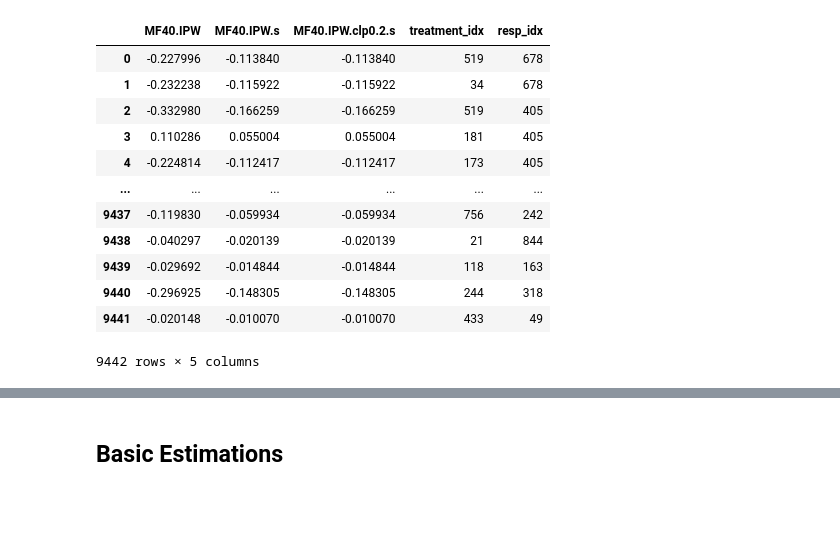
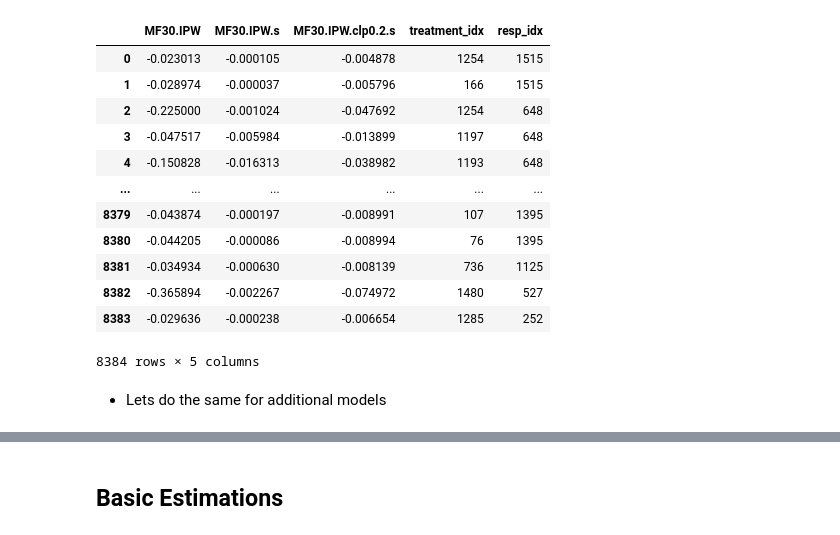
Before and after one commit to zivwhd/scmsim, a Jupyter notebook: notebooks/BenchmarkGPT.ipynb, the cells around one changed output, grey strips where cells are left out. Saved outputs shown, nothing was run; the diff lists cells and outputs as text; code cells hidden in the pictures; blank space fills up the shorter version.

```diff
--- a/notebooks/BenchmarkGPT.ipynb
+++ b/notebooks/BenchmarkGPT.ipynb
@@ -72,0 +33,4 @@ Then they are saved under method-name
+# %%
+cfg = read_cfg('configs/config.yaml')
+paths = PathProvider(cfg['paths']['results'], cfg['paths']['products'])
+uidata = MovieLensData(get_uidata_loader(cfg, 'ml-1m'))
@@ -73,14 +43,10 @@ Then they are saved under method-name
 # %%
+%run src/estimators
+%run src/pipeline
 
-uidata = MovieLensData(MovieLens100KLoader('ml-100k'))
-model_name = 'MF40'
-group_name = 'MoviesCausalGPT'
-method_name = f'{model_name}.IPW'
-
+model_name = 'MF30'
 model = load_model(paths, uidata.name(), model_name)
-
-ipw_params = [IPWParams(), IPWParams(0, True), IPWParams(0.2, True)]
+ipw_params = [IPWParams(0, False), IPWParams(0, True), IPWParams(0.2, True)]
 ipwe = MFIPWEstimator(model_name, model, ipw_params)
-
-create_estimations(paths, uidata, method_name, group_name, ipwe, reset_ids=True)
+create_estimations(paths, uidata, f'{model_name}.IPW', 'MoviesCausalGPT', ipwe, reset_ids=True)
 # %% [output]
@@ -92,13 +60,15 @@ create_estimations(paths, uidata, method_name, group_name, ipwe, reset_ids=True)
-|  | MF40.IPW | MF40.IPW.s | MF40.IPW.clp0.2.s | treatment_idx | resp_idx |
-| 0 | -0.227996 | -0.113840 | -0.113840 | 519 | 678 |
-| 1 | -0.232238 | -0.115922 | -0.115922 | 34 | 678 |
-| 2 | -0.332980 | -0.166259 | -0.166259 | 519 | 405 |
-| 3 | 0.110286 | 0.055004 | 0.055004 | 181 | 405 |
-| 4 | -0.224814 | -0.112417 | -0.112417 | 173 | 405 |
+|  | MF30.IPW | MF30.IPW.s | MF30.IPW.clp0.2.s | treatment_idx | resp_idx |
+| 0 | -0.023013 | -0.000105 | -0.004878 | 1254 | 1515 |
+| 1 | -0.028974 | -0.000037 | -0.005796 | 166 | 1515 |
+| 2 | -0.225000 | -0.001024 | -0.047692 | 1254 | 648 |
+| 3 | -0.047517 | -0.005984 | -0.013899 | 1197 | 648 |
+| 4 | -0.150828 | -0.016313 | -0.038982 | 1193 | 648 |
 | ... | ... | ... | ... | ... | ... |
-| 9437 | -0.119830 | -0.059934 | -0.059934 | 756 | 242 |
-| 9438 | -0.040297 | -0.020139 | -0.020139 | 21 | 844 |
-| 9439 | -0.029692 | -0.014844 | -0.014844 | 118 | 163 |
-| 9440 | -0.296925 | -0.148305 | -0.148305 | 244 | 318 |
-| 9441 | -0.020148 | -0.010070 | -0.010070 | 433 | 49 |
+| 8379 | -0.043874 | -0.000197 | -0.008991 | 107 | 1395 |
+| 8380 | -0.044205 | -0.000086 | -0.008994 | 76 | 1395 |
+| 8381 | -0.034934 | -0.000630 | -0.008139 | 736 | 1125 |
+| 8382 | -0.365894 | -0.002267 | -0.074972 | 1480 | 527 |
+| 8383 | -0.029636 | -0.000238 | -0.006654 | 1285 | 252 |
-9442 rows × 5 columns
+8384 rows × 5 columns
+# %% [markdown]
+- Lets do the same for additional models
```
Also changed, not shown: parts of 25 cells of this notebook, 23 other files.
